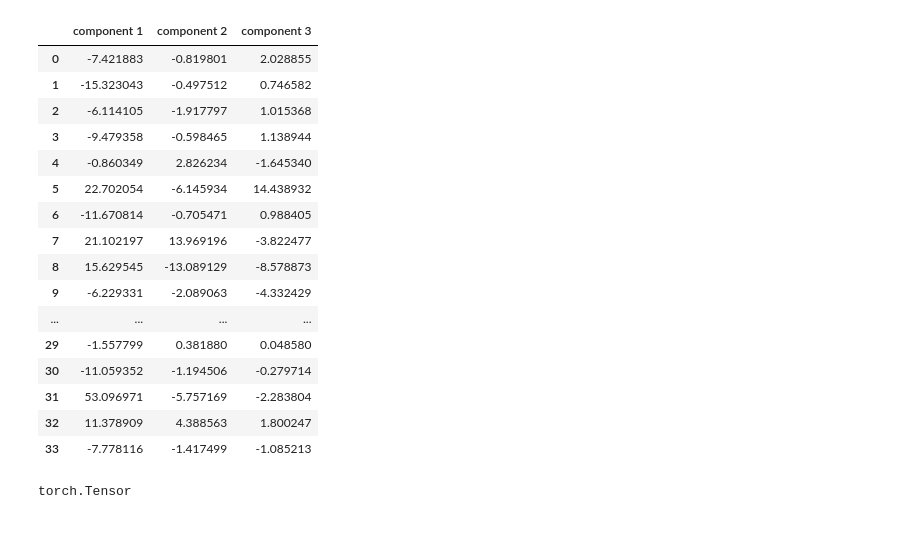
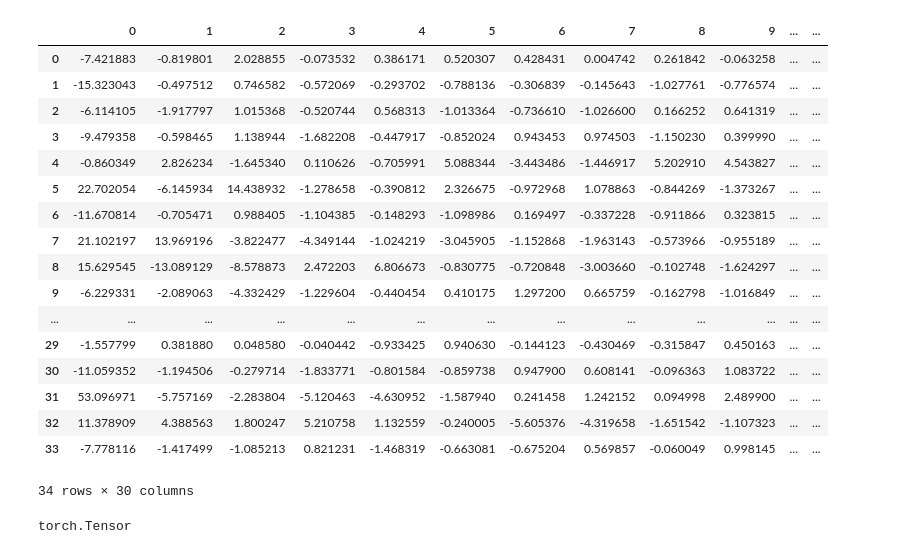
Before and after one commit to Starfarmer2/DIIG_Aquatrax_F23, a Jupyter notebook: src/Small_Leaks/NN_Caroline.ipynb, the cells around one changed output. Drawn from its saved outputs; the diff is of its cells as text; code cells hidden in the pictures.

```diff
--- a/src/Small_Leaks/NN_Caroline.ipynb
+++ b/src/Small_Leaks/NN_Caroline.ipynb
@@ -53,26 +54,27 @@ output_size = 2    # number of output classes: leakage/non leakage
 # Create an instance of the MLP
 mlp = MLP(input_size, hidden_size1, hidden_size2, output_size)
 # %%
-input_df = df.iloc[:, 1:4]
+input_df = df.iloc[:, 1:df.shape[1]-1]
 input_df
 # %% [output]
-|  | component 1 | component 2 | component 3 |
-| 0 | -7.421883 | -0.819801 | 2.028855 |
-| 1 | -15.323043 | -0.497512 | 0.746582 |
-| 2 | -6.114105 | -1.917797 | 1.015368 |
-| 3 | -9.479358 | -0.598465 | 1.138944 |
-| 4 | -0.860349 | 2.826234 | -1.645340 |
-| 5 | 22.702054 | -6.145934 | 14.438932 |
-| 6 | -11.670814 | -0.705471 | 0.988405 |
-| 7 | 21.102197 | 13.969196 | -3.822477 |
-| 8 | 15.629545 | -13.089129 | -8.578873 |
-| 9 | -6.229331 | -2.089063 | -4.332429 |
-| ... | ... | ... | ... |
-| 29 | -1.557799 | 0.381880 | 0.048580 |
-| 30 | -11.059352 | -1.194506 | -0.279714 |
-| 31 | 53.096971 | -5.757169 | -2.283804 |
-| 32 | 11.378909 | 4.388563 | 1.800247 |
-| 33 | -7.778116 | -1.417499 | -1.085213 |
+|  | 0 | 1 | 2 | 3 | 4 | 5 | 6 | 7 | 8 | 9 | ... | ... |
+| 0 | -7.421883 | -0.819801 | 2.028855 | -0.073532 | 0.386171 | 0.520307 | 0.428431 | 0.004742 | 0.261842 | -0.063258 | ... | ... |
+| 1 | -15.323043 | -0.497512 | 0.746582 | -0.572069 | -0.293702 | -0.788136 | -0.306839 | -0.145643 | -1.027761 | -0.776574 | ... | ... |
+| 2 | -6.114105 | -1.917797 | 1.015368 | -0.520744 | 0.568313 | -1.013364 | -0.736610 | -1.026600 | 0.166252 | 0.641319 | ... | ... |
+| 3 | -9.479358 | -0.598465 | 1.138944 | -1.682208 | -0.447917 | -0.852024 | 0.943453 | 0.974503 | -1.150230 | 0.399990 | ... | ... |
+| 4 | -0.860349 | 2.826234 | -1.645340 | 0.110626 | -0.705991 | 5.088344 | -3.443486 | -1.446917 | 5.202910 | 4.543827 | ... | ... |
+| 5 | 22.702054 | -6.145934 | 14.438932 | -1.278658 | -0.390812 | 2.326675 | -0.972968 | 1.078863 | -0.844269 | -1.373267 | ... | ... |
+| 6 | -11.670814 | -0.705471 | 0.988405 | -1.104385 | -0.148293 | -1.098986 | 0.169497 | -0.337228 | -0.911866 | 0.323815 | ... | ... |
+| 7 | 21.102197 | 13.969196 | -3.822477 | -4.349144 | -1.024219 | -3.045905 | -1.152868 | -1.963143 | -0.573966 | -0.955189 | ... | ... |
+| 8 | 15.629545 | -13.089129 | -8.578873 | 2.472203 | 6.806673 | -0.830775 | -0.720848 | -3.003660 | -0.102748 | -1.624297 | ... | ... |
+| 9 | -6.229331 | -2.089063 | -4.332429 | -1.229604 | -0.440454 | 0.410175 | 1.297200 | 0.665759 | -0.162798 | -1.016849 | ... | ... |
+| ... | ... | ... | ... | ... | ... | ... | ... | ... | ... | ... | ... | ... |
+| 29 | -1.557799 | 0.381880 | 0.048580 | -0.040442 | -0.933425 | 0.940630 | -0.144123 | -0.430469 | -0.315847 | 0.450163 | ... | ... |
+| 30 | -11.059352 | -1.194506 | -0.279714 | -1.833771 | -0.801584 | -0.859738 | 0.947900 | 0.608141 | -0.096363 | 1.083722 | ... | ... |
+| 31 | 53.096971 | -5.757169 | -2.283804 | -5.120463 | -4.630952 | -1.587940 | 0.241458 | 1.242152 | 0.094998 | 2.489900 | ... | ... |
+| 32 | 11.378909 | 4.388563 | 1.800247 | 5.210758 | 1.132559 | -0.240005 | -5.605376 | -4.319658 | -1.651542 | -1.107323 | ... | ... |
+| 33 | -7.778116 | -1.417499 | -1.085213 | 0.821231 | -1.468319 | -0.663081 | -0.675204 | 0.569857 | -0.060049 | 0.998145 | ... | ... |
+34 rows × 30 columns
 # %%
 #converting input data to tensor
 forward_pass_example = input_df.iloc[0]
```
Also changed, not shown: parts of 10 cells of this notebook, 7 other files.
